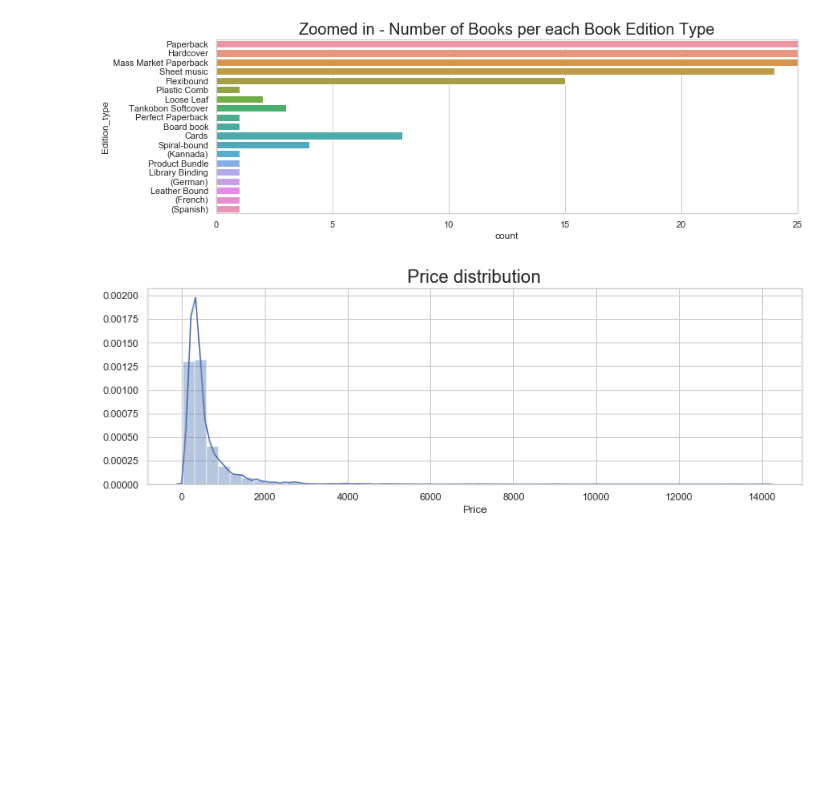
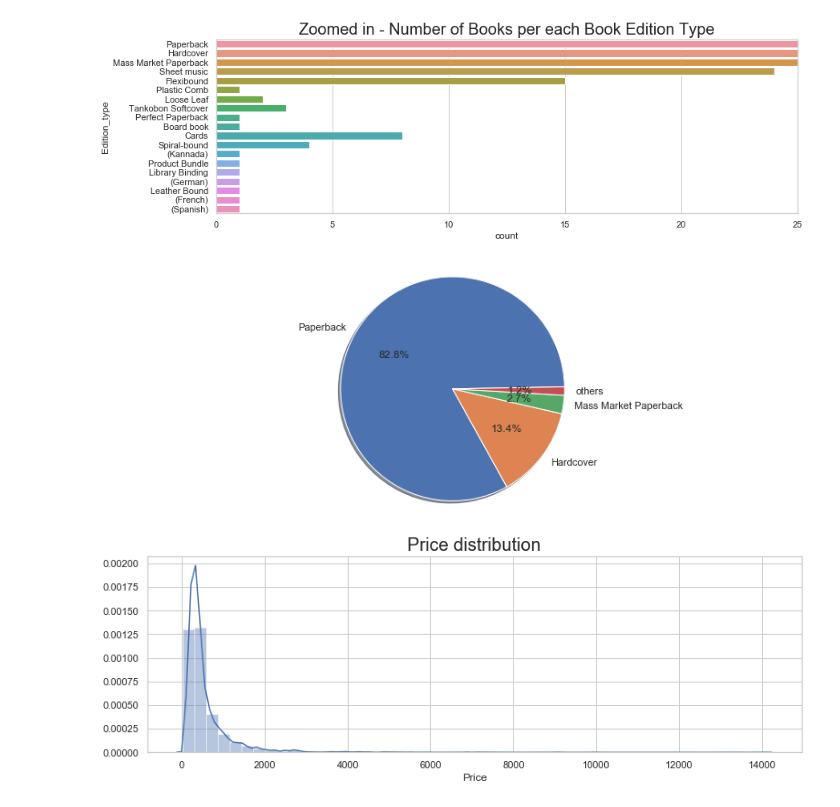
Before and after one commit to prerit2010/predictBookPrices, a Jupyter notebook: model.ipynb, the cells around one changed output. Drawn from its saved outputs; the diff is of its cells as text; code cells hidden in the pictures; blank space fills up the shorter version.

```diff
--- a/model.ipynb
+++ b/model.ipynb
@@ -119,6 +119,27 @@ ax.set_xlim([0,25])
 # %% [output]
 (0, 25)
 [figure]
+# %%
+x = dict(data['Edition_type'].value_counts())
+total = 0
+for i, j in x.items():
+    if j <= 24:
+        total+=j
+keys = [i for i, j in x.items() if j > 24]
+keys.append("others")
+values = [j for i, j in x.items() if j > 24]
+values.append(total)
+labels = keys
+sizes = values
+explode = [0]*len(values)
+fig1, ax1 = plt.subplots(figsize=(11,4))
+ax1.pie(sizes, explode=explode, labels=labels, autopct='%1.1f%%',
+        shadow=True, startangle=1)
+ax1.axis('equal')  # Equal aspect ratio ensures that pie is drawn as a circle.
+plt.tight_layout()
+plt.show()
+# %% [output]
+[figure, added]
 # %%
 plt.figure(figsize=(13, 4))
 sns.distplot(data['Price']).set_title("Price distribution", fontsize=20)
```
Also changed, not shown: parts of 8 cells of this notebook.
